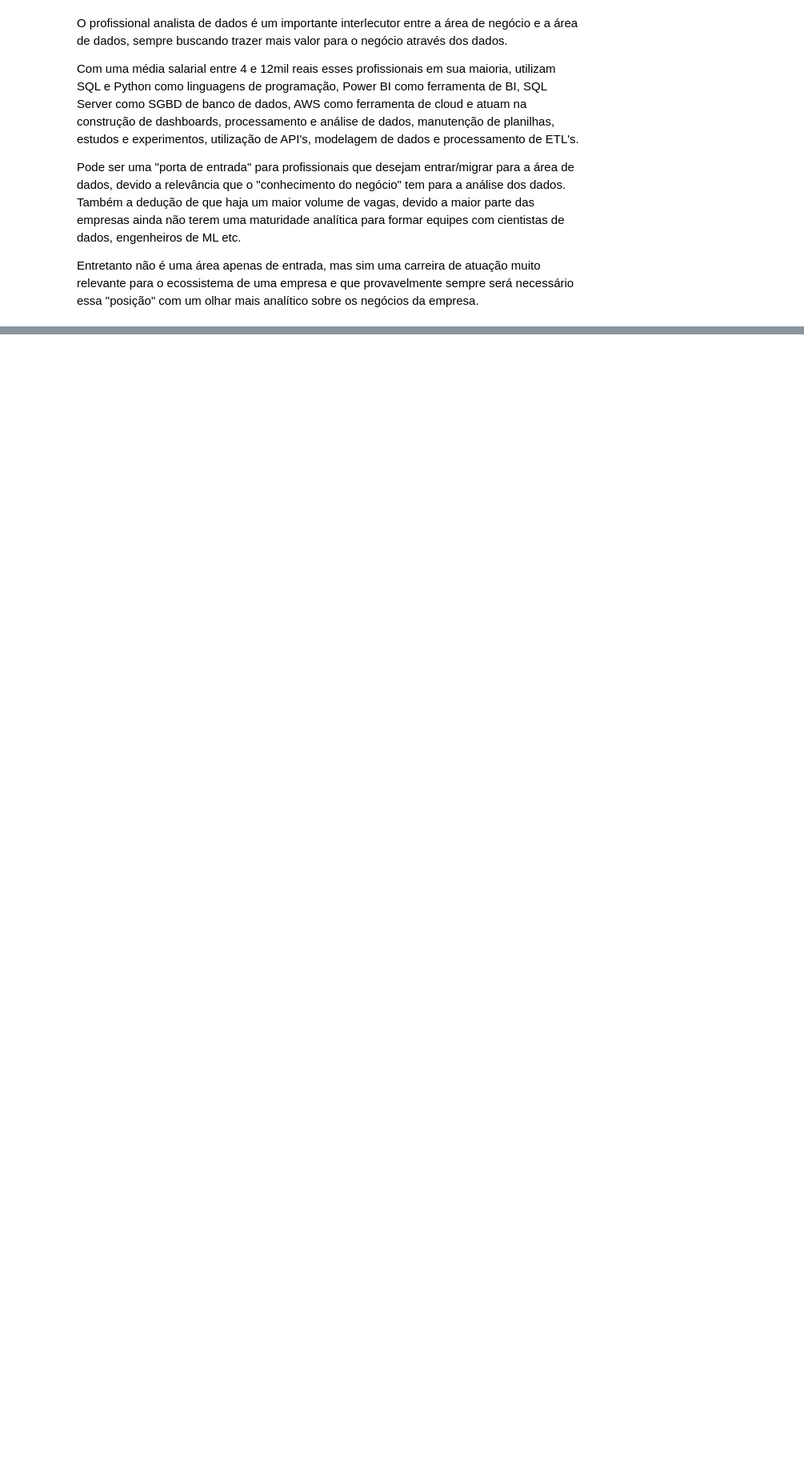
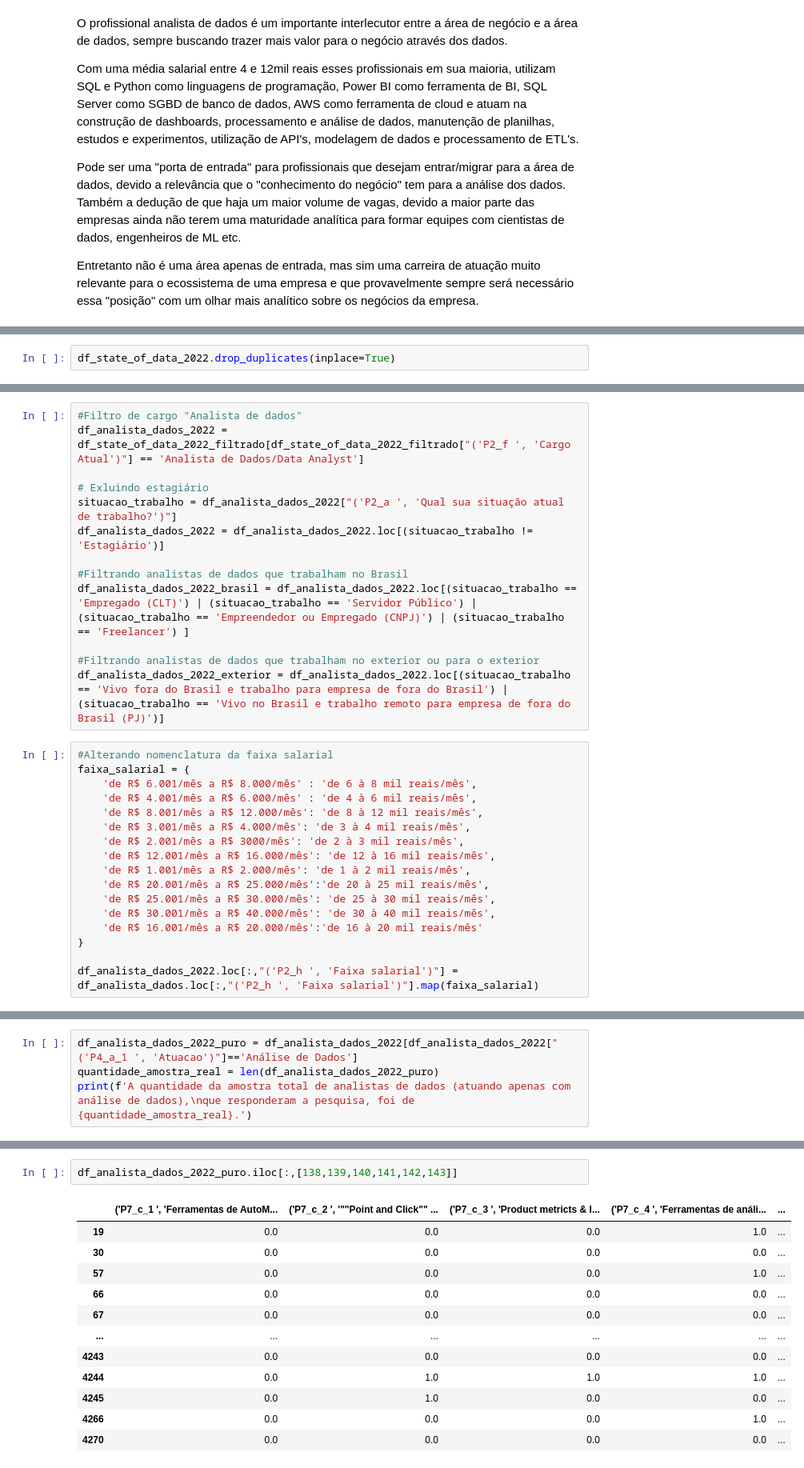
Before and after one commit to FranciscoFoz/state-of-data-2019-2021-2022, a Jupyter notebook: Analise_carreira_analista_de_dados.ipynb, the cells around one changed output, grey strips where cells are left out. Shown at 80% size. Drawn from its saved outputs; the diff is of its cells as text; blank space fills up the shorter version.

```diff
--- a/Analise_carreira_analista_de_dados.ipynb
+++ b/Analise_carreira_analista_de_dados.ipynb
@@ -537,0 +857,2 @@ Entretanto não é uma área apenas de entrada, mas sim uma carreira de atuaçã
+# %%
+df_state_of_data_2022.drop_duplicates(inplace=True)
@@ -537,0 +1059,30 @@ Entretanto não é uma área apenas de entrada, mas sim uma carreira de atuaçã
+# %%
+#Filtro de cargo "Analista de dados"
+df_analista_dados_2022 = df_state_of_data_2022_filtrado[df_state_of_data_2022_filtrado["('P2_f ', 'Cargo Atual')"] == 'Analista de Dados/Data Analyst']
+
+# Exluindo estagiário
+situacao_trabalho = df_analista_dados_2022["('P2_a ', 'Qual sua situação atual de trabalho?')"]
+df_analista_dados_2022 = df_analista_dados_2022.loc[(situacao_trabalho != 'Estagiário')]
+
+#Filtrando analistas de dados que trabalham no Brasil
+df_analista_dados_2022_brasil = df_analista_dados_2022.loc[(situacao_trabalho == 'Empregado (CLT)') | (situacao_trabalho == 'Servidor Público') | (situacao_trabalho == 'Empreendedor ou Empregado (CNPJ)') | (situacao_trabalho == 'Freelancer') ]
+
+#Filtrando analistas de dados que trabalham no exterior ou para o exterior
+df_analista_dados_2022_exterior = df_analista_dados_2022.loc[(situacao_trabalho == 'Vivo fora do Brasil e trabalho para empresa de fora do Brasil') | (situacao_trabalho == 'Vivo no Brasil e trabalho remoto para empresa de fora do Brasil (PJ)')]
+# %%
+#Alterando nomenclatura da faixa salarial
+faixa_salarial = {
+    'de R$ 6.001/mês a R$ 8.000/mês' : 'de 6 à 8 mil reais/mês',
+    'de R$ 4.001/mês a R$ 6.000/mês' : 'de 4 à 6 mil reais/mês',
+    'de R$ 8.001/mês a R$ 12.000/mês': 'de 8 à 12 mil reais/mês',
+    'de R$ 3.001/mês a R$ 4.000/mês': 'de 3 à 4 mil reais/mês',
+    'de R$ 2.001/mês a R$ 3000/mês': 'de 2 à 3 mil reais/mês',
+    'de R$ 12.001/mês a R$ 16.000/mês': 'de 12 à 16 mil reais/mês',
+    'de R$ 1.001/mês a R$ 2.000/mês': 'de 1 à 2 mil reais/mês',
+    'de R$ 20.001/mês a R$ 25.000/mês':'de 20 à 25 mil reais/mês',
+    'de R$ 25.001/mês a R$ 30.000/mês': 'de 25 à 30 mil reais/mês',
+    'de R$ 30.001/mês a R$ 40.000/mês': 'de 30 à 40 mil reais/mês',
+    'de R$ 16.001/mês a R$ 20.000/mês':'de 16 à 20 mil reais/mês'
+}
+
+df_analista_dados_2022.loc[:,"('P2_h ', 'Faixa salarial')"] = df_analista_dados.loc[:,"('P2_h ', 'Faixa salarial')"].map(faixa_salarial)
@@ -537,0 +1132,4 @@ Entretanto não é uma área apenas de entrada, mas sim uma carreira de atuaçã
+# %%
+df_analista_dados_2022_puro = df_analista_dados_2022[df_analista_dados_2022["('P4_a_1 ', 'Atuacao')"]=='Análise de Dados']
+quantidade_amostra_real = len(df_analista_dados_2022_puro)
+print(f'A quantidade da amostra total de analistas de dados (atuando apenas com análise de dados),\nque responderam a pesquisa, foi de {quantidade_amostra_real}.')
@@ -537,0 +1421,15 @@ Entretanto não é uma área apenas de entrada, mas sim uma carreira de atuaçã
+# %%
+df_analista_dados_2022_puro.iloc[:,[138,139,140,141,142,143]]
+# %% [output]
+|  | ('P7_c_1 ', 'Ferramentas de AutoM... | ('P7_c_2 ', '""Point and Click"" ... | ('P7_c_3 ', 'Product metricts & I... | ('P7_c_4 ', 'Ferramentas de análi... | ... |
+| 19 | 0.0 | 0.0 | 0.0 | 1.0 | ... |
+| 30 | 0.0 | 0.0 | 0.0 | 0.0 | ... |
+| 57 | 0.0 | 0.0 | 0.0 | 1.0 | ... |
+| 66 | 0.0 | 0.0 | 0.0 | 0.0 | ... |
+| 67 | 0.0 | 0.0 | 0.0 | 0.0 | ... |
+| ... | ... | ... | ... | ... | ... |
+| 4243 | 0.0 | 0.0 | 0.0 | 0.0 | ... |
+| 4244 | 0.0 | 1.0 | 1.0 | 1.0 | ... |
+| 4245 | 0.0 | 1.0 | 0.0 | 0.0 | ... |
+| 4266 | 0.0 | 0.0 | 0.0 | 1.0 | ... |
+| 4270 | 0.0 | 0.0 | 0.0 | 0.0 | ... |
```
Also changed, not shown: parts of 104 cells of this notebook.
